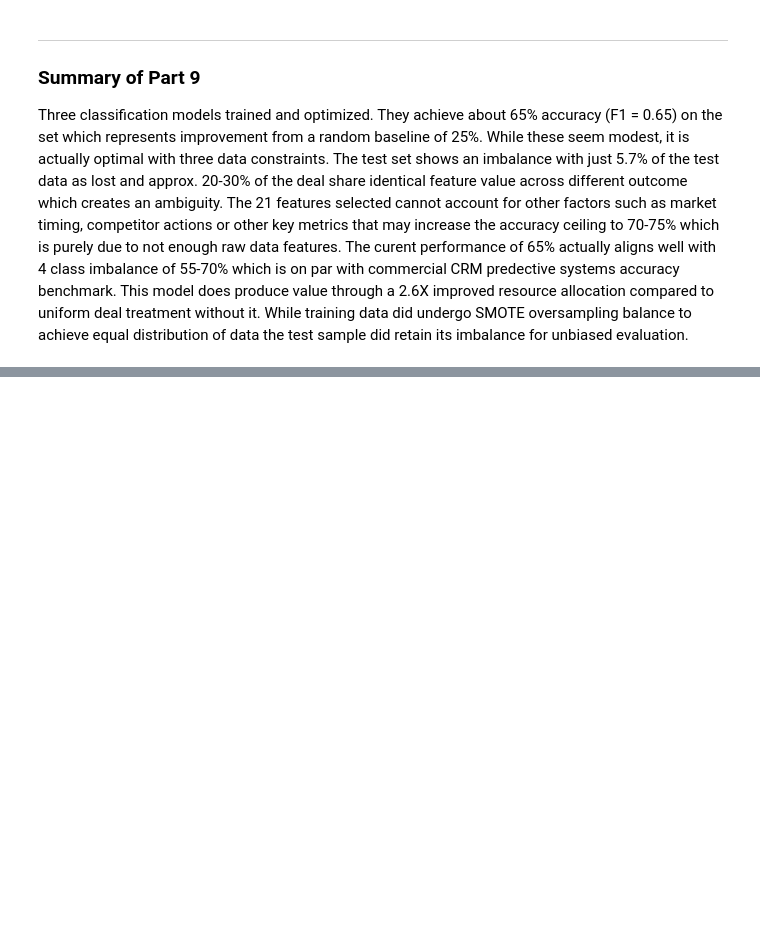
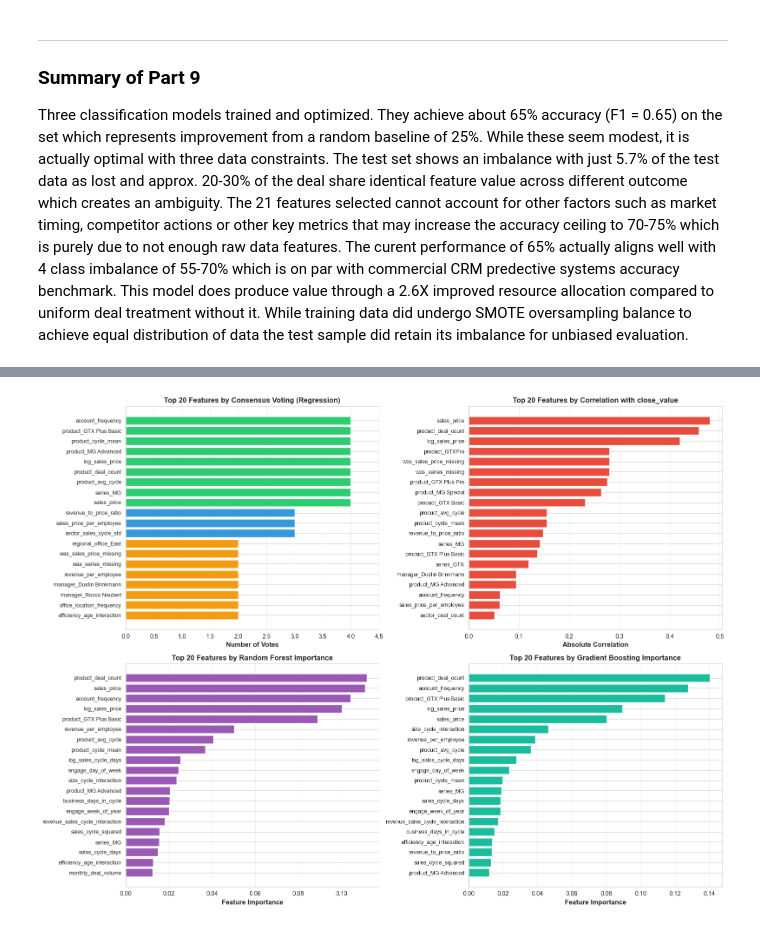
Before and after one commit to Pawan-Bhandari-1164198/1164198, a Jupyter notebook: assignment-3.ipynb, the cells around one changed output, grey strips where cells are left out. Drawn from its saved outputs; the diff is of its cells as text; code cells hidden in the pictures; blank space fills up the shorter version.

```diff
--- a/assignment-3.ipynb
+++ b/assignment-3.ipynb
@@ -4180,0 +4471,20 @@ Three classification models trained and optimized. They achieve about 65% accura
+# %%
+print("="*80)
+print("METHOD 1: CORRELATION ANALYSIS")
+print("="*80)
+
+# Calculate Pearson correlation with close_value
+correlations = X_train_fs.corrwith(y_train_fs).abs().sort_values(ascending=False)
+
+print(f"\nTop 25 Features by Absolute Correlation with close_value:\n")
+print("Feature                              Correlation")
+print("-" * 60)
+for feat, corr in correlations.head(25).items():
+    print(f"{feat:35s} {corr:.4f}")
+
+# Select top 25
+k_features = 25
+correlation_selected = correlations.head(k_features).index.tolist()
+
+print(f"\nSelected {len(correlation_selected)} features with highest correlation")
+print("="*80)
@@ -4180,0 +4730,63 @@ Three classification models trained and optimized. They achieve about 65% accura
+# %%
+print("="*80)
+print("VISUALIZATION: TOP REGRESSION FEATURES")
+print("="*80)
+
+import matplotlib.pyplot as plt
+
+# Get top 20 features by votes
+top_20_reg = feature_votes_reg.head(20)
+
+# Create horizontal bar chart
+fig, axes = plt.subplots(2, 2, figsize=(16, 12))
+
+# Plot 1: Voting results
+ax1 = axes[0, 0]
+colors = ['#2ecc71' if v == 4 else '#3498db' if v == 3 else '#f39c12' for v in top_20_reg['total_votes']]
+ax1.barh(range(len(top_20_reg)), top_20_reg['total_votes'], color=colors)
+ax1.set_yticks(range(len(top_20_reg)))
+ax1.set_yticklabels(top_20_reg.index, fontsize=9)
+ax1.set_xlabel('Number of Votes', fontsize=11, fontweight='bold')
+ax1.set_title('Top 20 Features by Consensus Voting (Regression)', fontsize=12, fontweight='bold')
+ax1.set_xlim(0, 4.5)
+ax1.grid(axis='x', alpha=0.3)
+ax1.invert_yaxis()
+
+# Plot 2: Correlation scores
+ax2 = axes[0, 1]
+top_corr = correlations.head(20)
+ax2.barh(range(len(top_corr)), top_corr.values, color='#e74c3c')
+ax2.set_yticks(range(len(top_corr)))
+ax2.set_yticklabels(top_corr.index, fontsize=9)
+ax2.set_xlabel('Absolute Correlation', fontsize=11, fontweight='bold')
+ax2.set_title('Top 20 Features by Correlation with close_value', fontsize=12, fontweight='bold')
+ax2.grid(axis='x', alpha=0.3)
+ax2.invert_yaxis()
+
+# Plot 3: Random Forest importance
+ax3 = axes[1, 0]
+top_rf = rf_importance_reg.head(20)
+ax3.barh(range(len(top_rf)), top_rf['importance'].values, color='#9b59b6')
+ax3.set_yticks(range(len(top_rf)))
+ax3.set_yticklabels(top_rf['feature'], fontsize=9)
+ax3.set_xlabel('Feature Importance', fontsize=11, fontweight='bold')
+ax3.set_title('Top 20 Features by Random Forest Importance', fontsize=12, fontweight='bold')
+ax3.grid(axis='x', alpha=0.3)
+ax3.invert_yaxis()
+
+# Plot 4: Gradient Boosting importance
+ax4 = axes[1, 1]
+top_gb = gb_importance_reg.head(20)
+ax4.barh(range(len(top_gb)), top_gb['importance'].values, color='#1abc9c')
+ax4.set_yticks(range(len(top_gb)))
+ax4.set_yticklabels(top_gb['feature'], fontsize=9)
+ax4.set_xlabel('Feature Importance', fontsize=11, fontweight='bold')
+ax4.set_title('Top 20 Features by Gradient Boosting Importance', fontsize=12, fontweight='bold')
+ax4.grid(axis='x', alpha=0.3)
+ax4.invert_yaxis()
+
+plt.tight_layout()
+plt.show()
+
+print("\nVisualization complete!")
+# %% [output]
@@ -4180,0 +4796 @@ Three classification models trained and optimized. They achieve about 65% accura
+[figure, added]
```
Also changed, not shown: parts of 33 cells of this notebook.
